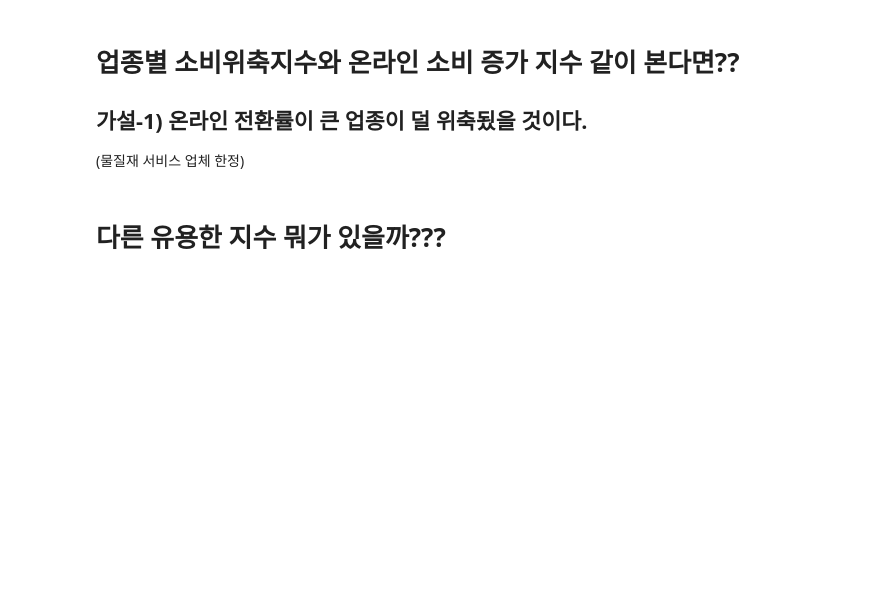
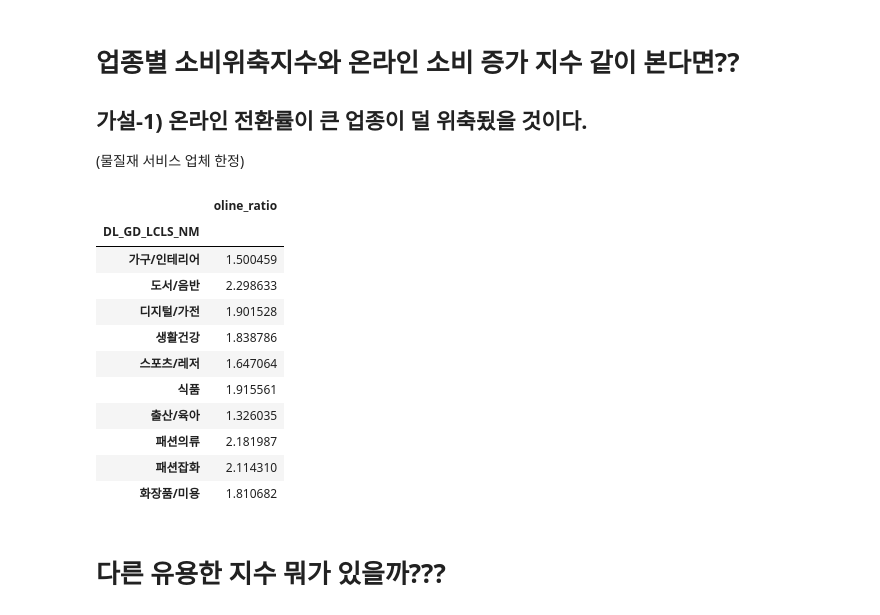
Before and after one commit to 100jy/bigcon, a Jupyter notebook: 지수_개발.ipynb, the cells around one changed output. Drawn from its saved outputs; the diff is of its cells as text; code cells hidden in the pictures; blank space fills up the shorter version.

```diff
--- a/지수_개발.ipynb
+++ b/지수_개발.ipynb
@@ -268,6 +276,25 @@ item = [x[-3:-1] + '_cnt' for x  in item]
 
 resident_card_item = resident_card[item].groupby(resident_card['STD_DD']).sum()
 resident_card_item = resident_card_item.reset_index()
+# %%
+# 카테고리별 온라인 전환률
+oline_trans
+# 카테고리별 소비위축 지수
+oline_trans
+['가구(30)','서적문구(50)', '가전(35)','유통업(40)','레저용품(20)',]
+# %% [output]
+|  | oline_ratio |
+| DL_GD_LCLS_NM |  |
+| 가구/인테리어 | 1.500459 |
+| 도서/음반 | 2.298633 |
+| 디지털/가전 | 1.901528 |
+| 생활건강 | 1.838786 |
+| 스포츠/레저 | 1.647064 |
+| 식품 | 1.915561 |
+| 출산/육아 | 1.326035 |
+| 패션의류 | 2.181987 |
+| 패션잡화 | 2.114310 |
+| 화장품/미용 | 1.810682 |
 # %% [markdown]
 # 다른 유용한 지수 뭐가 있을까???
 # %%
```
Also changed, not shown: parts of 5 cells of this notebook.
